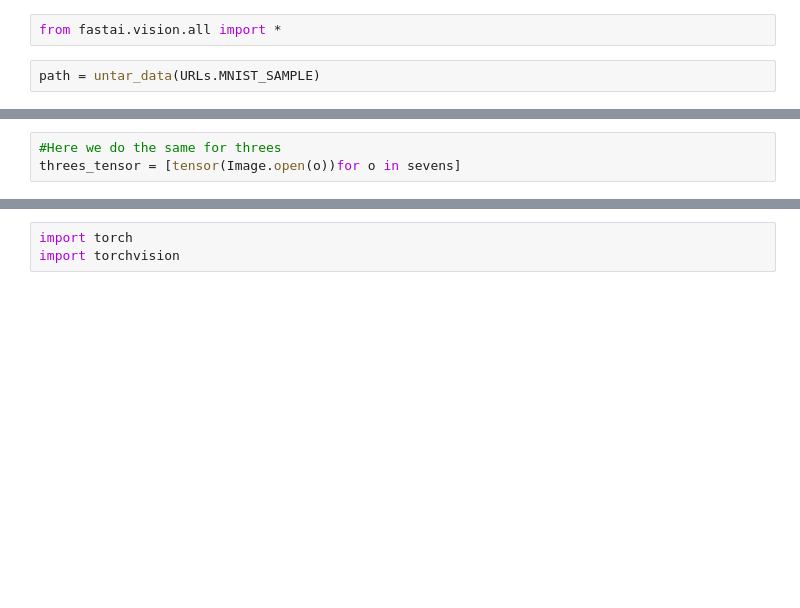
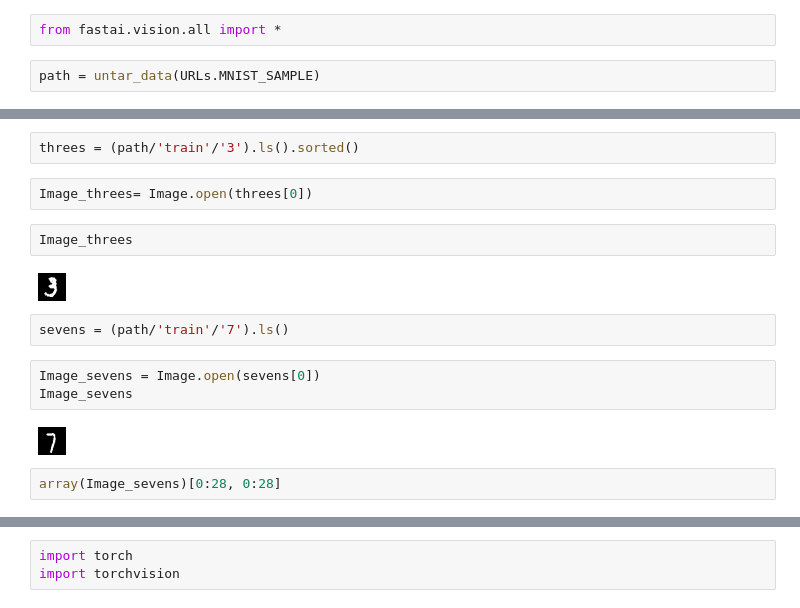
Before and after one commit to Reptilefury/coursera-machine-learning, a Jupyter notebook: Loss_Functions.ipynb, the cells around one changed output, grey strips where cells are left out. Drawn from its saved outputs; the diff is of its cells as text; blank space fills up the shorter version.

```diff
--- a/Loss_Functions.ipynb
+++ b/Loss_Functions.ipynb
@@ -115,3 +17,17 @@ sevens_tensor = [tensor(Image.open(o)) for o in sevens]
-# %%
-#Here we do the same for threes
-threes_tensor = [tensor(Image.open(o))for o in sevens]
+# %%
+threes = (path/'train'/'3').ls().sorted()
+# %%
+Image_threes= Image.open(threes[0])
+# %%
+Image_threes
+# %% [output]
+[figure, added]
+# %%
+sevens = (path/'train'/'7').ls()
+# %%
+Image_sevens = Image.open(sevens[0])
+Image_sevens
+# %% [output]
+[figure, added]
+# %%
+array(Image_sevens)[0:28, 0:28]
```
Also changed, not shown: parts of 87 cells of this notebook.
